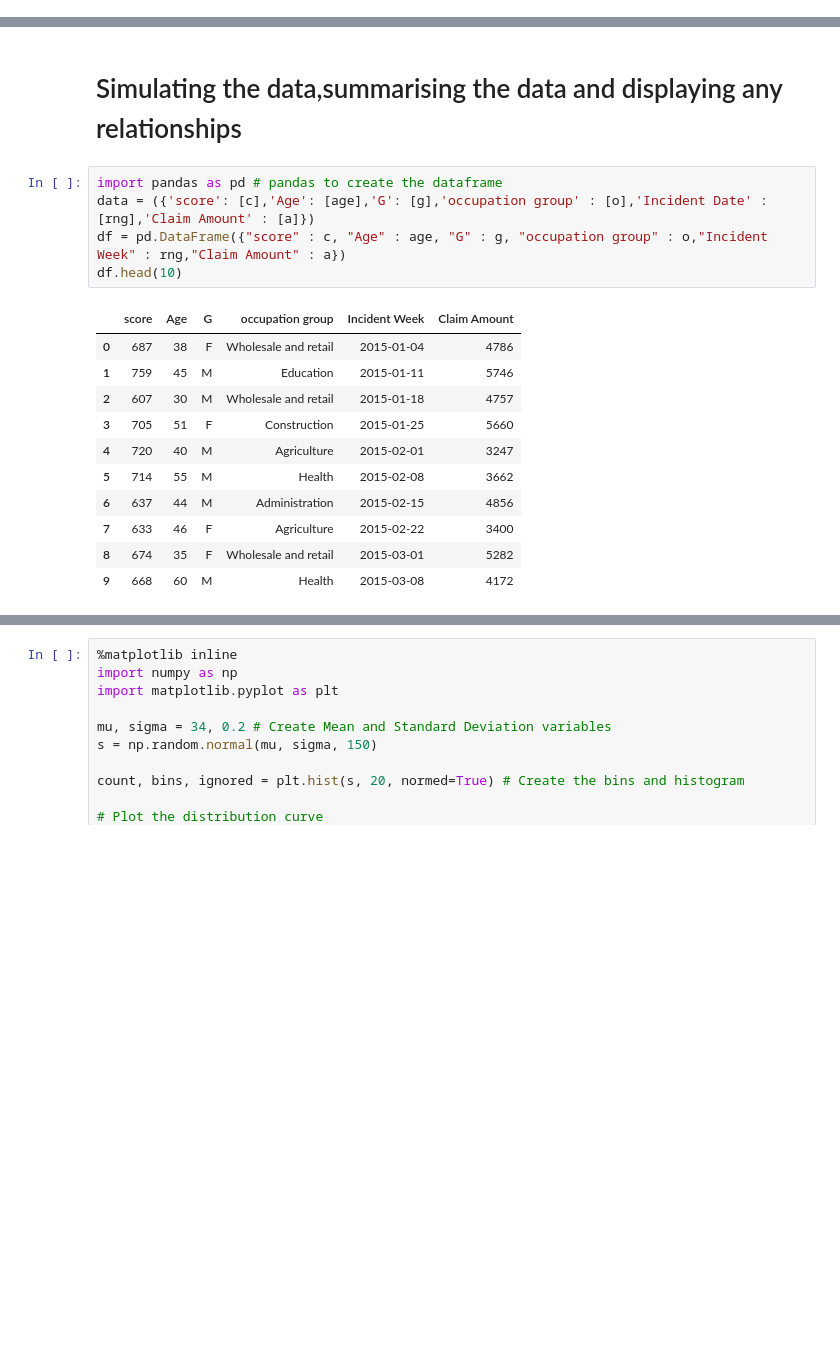
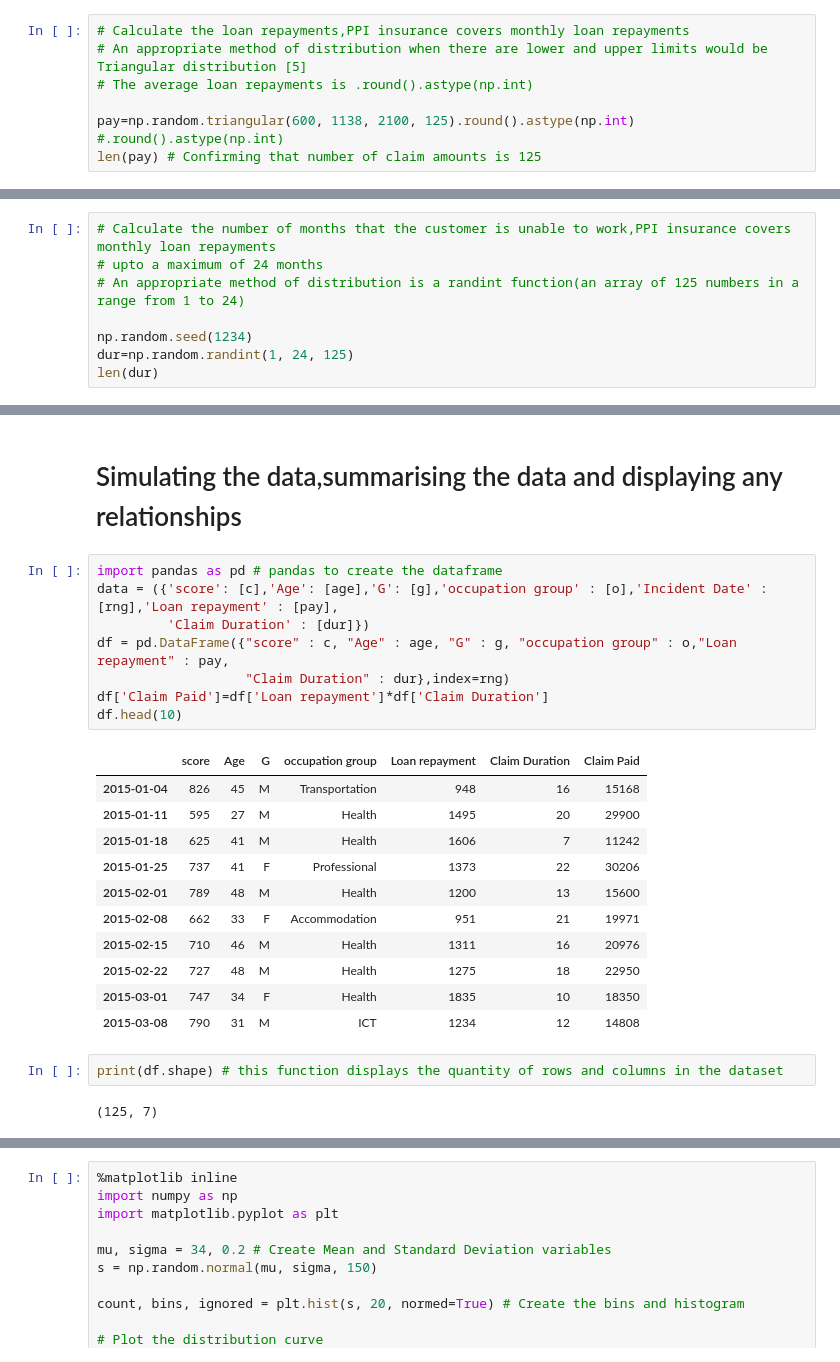
Before and after one commit to mikequaid/Proj-Prog, a Jupyter notebook: Simulation.ipynb, the cells around one changed output, grey strips where cells are left out. Drawn from its saved outputs; the diff is of its cells as text; blank space fills up the shorter version.

Commit message:
simulation of dataset

```diff
--- a/Simulation.ipynb
+++ b/Simulation.ipynb
@@ -136,0 +144,7 @@ len(rng) # Confirming that number of weeks is 125
+# %%
+# Calculate the loan repayments,PPI insurance covers monthly loan repayments
+# An appropriate method of distribution when there are lower and upper limits would be Triangular distribution [5]
+# The average loan repayments is .round().astype(np.int)
+
+pay=np.random.triangular(600, 1138, 2100, 125).round().astype(np.int) #.round().astype(np.int)
+len(pay) # Confirming that number of claim amounts is 125
@@ -136,0 +155,8 @@ len(rng) # Confirming that number of weeks is 125
+# %%
+# Calculate the number of months that the customer is unable to work,PPI insurance covers monthly loan repayments
+# upto a maximum of 24 months
+# An appropriate method of distribution is a randint function(an array of 125 numbers in a range from 1 to 24)
+
+np.random.seed(1234)
+dur=np.random.randint(1, 24, 125)
+len(dur)
@@ -143,19 +169,26 @@ len(a) # Confirming that number of claim amounts is 125
 # Simulating the data,summarising the data and displaying any relationships
 # %%
 import pandas as pd # pandas to create the dataframe
-data = ({'score': [c],'Age': [age],'G': [g],'occupation group' : [o],'Incident Date' : [rng],'Claim Amount' : [a]})
-df = pd.DataFrame({"score" : c, "Age" : age, "G" : g, "occupation group" : o,"Incident Week" : rng,"Claim Amount" : a})
+data = ({'score': [c],'Age': [age],'G': [g],'occupation group' : [o],'Incident Date' : [rng],'Loan repayment' : [pay],
+         'Claim Duration' : [dur]})
+df = pd.DataFrame({"score" : c, "Age" : age, "G" : g, "occupation group" : o,"Loan repayment" : pay,
+                   "Claim Duration" : dur},index=rng)
+df['Claim Paid']=df['Loan repayment']*df['Claim Duration']
 df.head(10)
 # %% [output]
-|  | score | Age | G | occupation group | Incident Week | Claim Amount |
-| 0 | 687 | 38 | F | Wholesale and retail | 2015-01-04 | 4786 |
-| 1 | 759 | 45 | M | Education | 2015-01-11 | 5746 |
-| 2 | 607 | 30 | M | Wholesale and retail | 2015-01-18 | 4757 |
-| 3 | 705 | 51 | F | Construction | 2015-01-25 | 5660 |
-| 4 | 720 | 40 | M | Agriculture | 2015-02-01 | 3247 |
-| 5 | 714 | 55 | M | Health | 2015-02-08 | 3662 |
-| 6 | 637 | 44 | M | Administration | 2015-02-15 | 4856 |
-| 7 | 633 | 46 | F | Agriculture | 2015-02-22 | 3400 |
-| 8 | 674 | 35 | F | Wholesale and retail | 2015-03-01 | 5282 |
-| 9 | 668 | 60 | M | Health | 2015-03-08 | 4172 |
+|  | score | Age | G | occupation group | Loan repayment | Claim Duration | Claim Paid |
+| 2015-01-04 | 826 | 45 | M | Transportation | 948 | 16 | 15168 |
+| 2015-01-11 | 595 | 27 | M | Health | 1495 | 20 | 29900 |
+| 2015-01-18 | 625 | 41 | M | Health | 1606 | 7 | 11242 |
+| 2015-01-25 | 737 | 41 | F | Professional | 1373 | 22 | 30206 |
+| 2015-02-01 | 789 | 48 | M | Health | 1200 | 13 | 15600 |
+| 2015-02-08 | 662 | 33 | F | Accommodation | 951 | 21 | 19971 |
+| 2015-02-15 | 710 | 46 | M | Health | 1311 | 16 | 20976 |
+| 2015-02-22 | 727 | 48 | M | Health | 1275 | 18 | 22950 |
+| 2015-03-01 | 747 | 34 | F | Health | 1835 | 10 | 18350 |
+| 2015-03-08 | 790 | 31 | M | ICT | 1234 | 12 | 14808 |
+# %%
+print(df.shape) # this function displays the quantity of rows and columns in the dataset
+# %% [output]
+(125, 7)
 # %%
```
Also changed, not shown: parts of 21 cells of this notebook.
